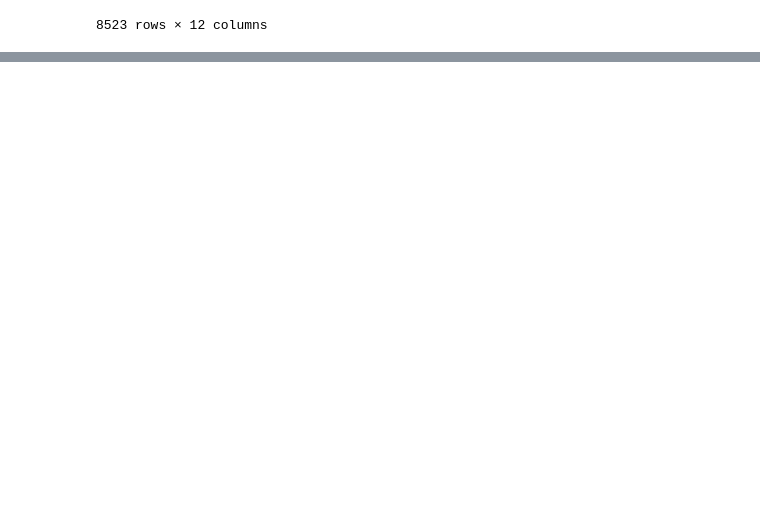
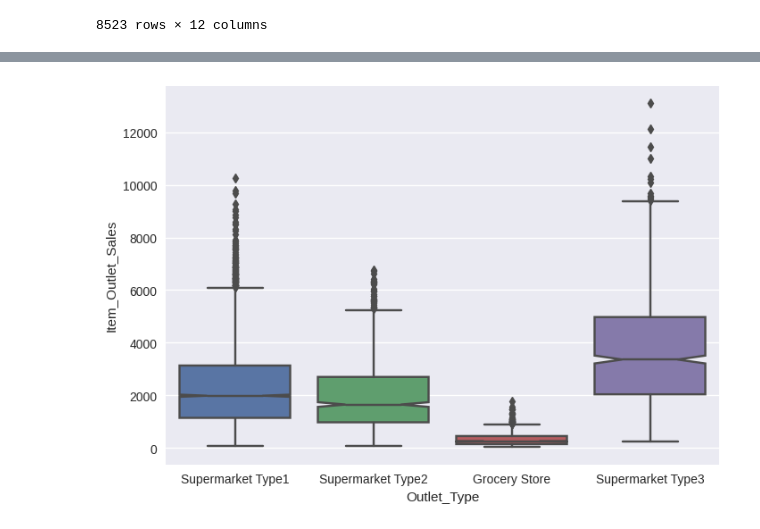
Before and after one commit to NotMaj/sales-predictions, a Jupyter notebook: Project_1.ipynb, the cells around one changed output, grey strips where cells are left out. Saved outputs shown, nothing was run; the diff lists cells and outputs as text; code cells hidden in the pictures; blank space fills up the shorter version.

```diff
--- a/Project_1.ipynb
+++ b/Project_1.ipynb
@@ -207,0 +314,4 @@ Name: Item_Outlet_Sales, dtype: float64
+# %%
+sns.boxplot(data= df, x='Outlet_Type', y='Item_Outlet_Sales', notch= True);
+# %% [output]
+[figure, added]
```
Also changed, not shown: parts of 23 cells of this notebook.
